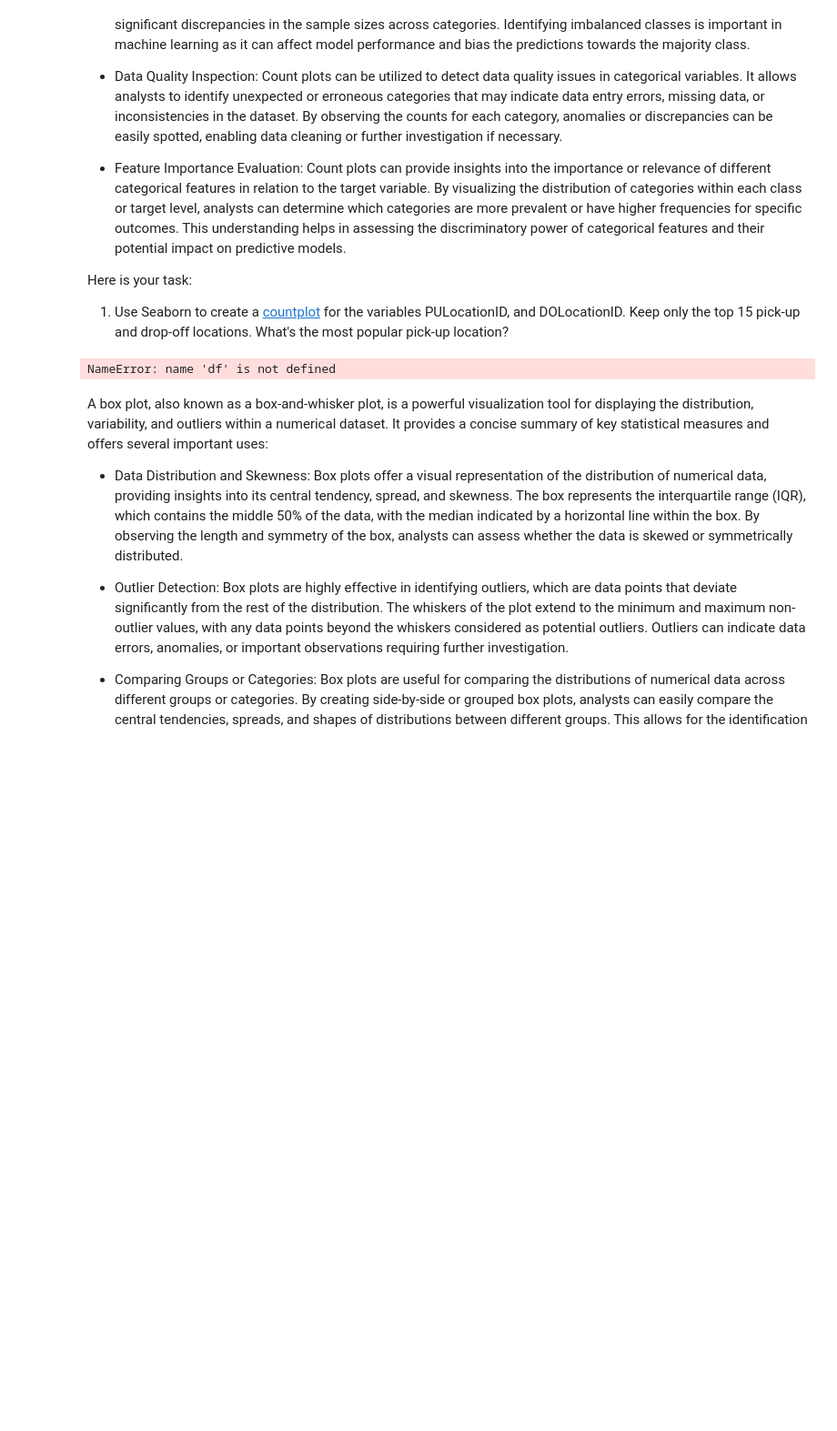
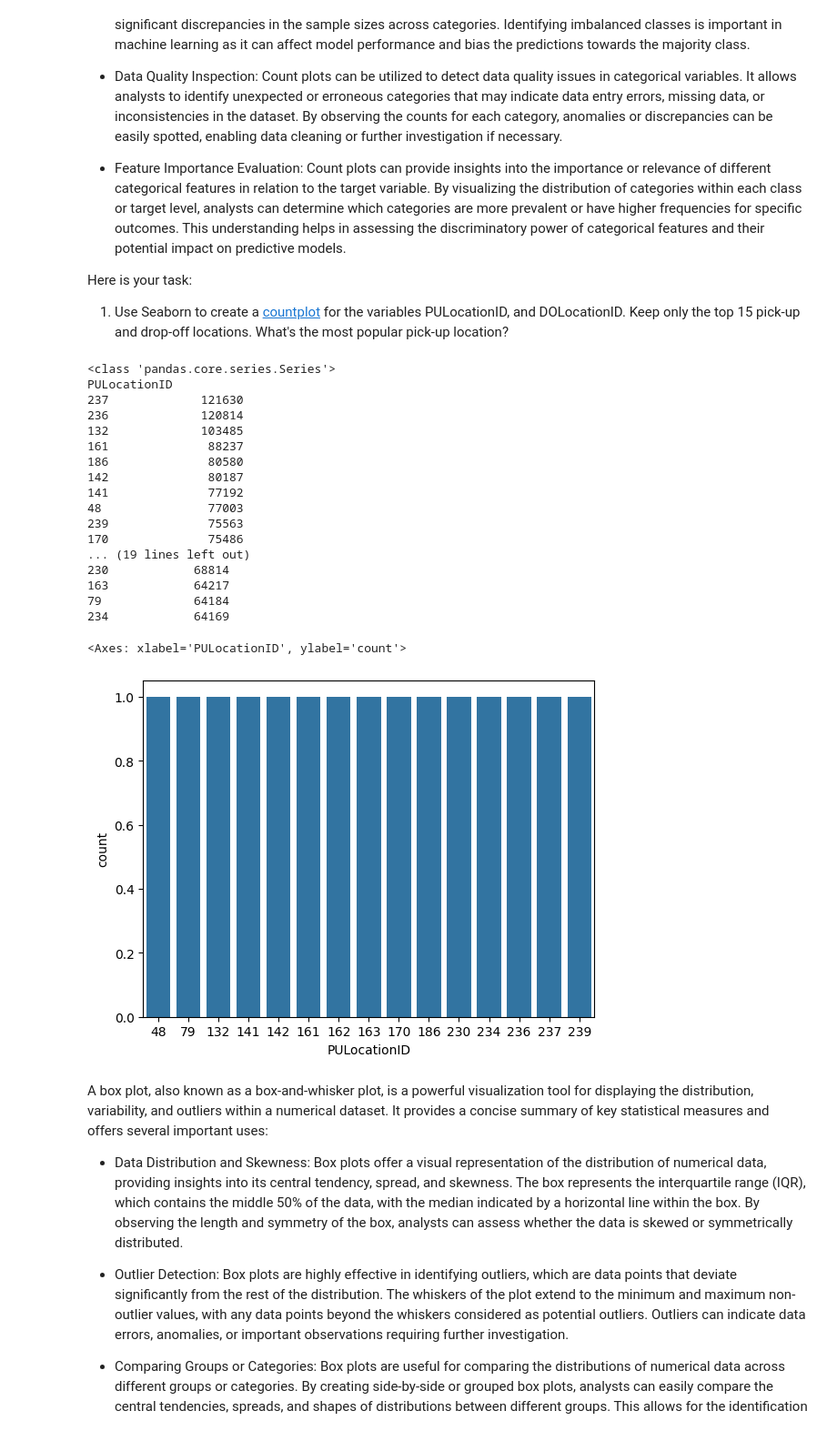
Before and after one commit to azulez/BootCamp2025, a Jupyter notebook: Student_MLE_MiniProject_EDA.ipynb, the cells around one changed output. Shown: that part at 91% size. Cells and saved outputs as stored; diff of their text form; code cells hidden in the pictures; blank space fills up the shorter version.

```diff
--- a/Student_MLE_MiniProject_EDA.ipynb
+++ b/Student_MLE_MiniProject_EDA.ipynb
@@ -134,13 +243,56 @@ A count plot is a type of categorical plot that displays the number of occurrenc
 Here is your task:
 
   1. Use Seaborn to create a [countplot](https://seaborn.pydata.org/generated/seaborn.countplot.html) for the variables PULocationID, and DOLocationID. Keep only the top 15 pick-up and drop-off locations. What's the most popular pick-up location?
-# %%
-# Create a Seaborn countplot for PULocationID and DOLocationID. Only plot the top 15 categories by value counts.
-
-df_locfiltered = df.filter(['PULocationID', 'DOLocationID'])
-sns.counterplot(order=df_locfiltered.valuecounts().iloc[:15])
-# %% [output]
-NameError: name 'df' is not defined
+# %%
+# Create a Seaborn countplot for PULocationID and DOLocationID. Only plot the top 15 categories by value counts.
+
+
+# data = df.sort_values('PULocationID').tail(5)
+# print(data)
+# sns.countplot(data)
+
+# df_locfiltered = df.filter(['PULocationID', 'DOLocationID'])
+
+# print(type(df_locfiltered))
+# print(type(df_locfiltered))
+
+# df_locfiltered = df.filter(['PULocationID'])
+# vc = df.value_counts(subset=['PULocationID']).head(15)
+df_locfiltered = df.filter(['PULocationID'])
+vc = df_locfiltered.value_counts().head(15)
+print(type(vc))
+print(vc)
+vcdf = pd.DataFrame(vc)
+print(vcdf)
+sns.countplot(vcdf, x='PULocationID')  # WHAT IS WRONG AAAAAAA
+
+# print(df_locfiltered)
+# print(df_locfiltered.value_counts())
+# print(df_locfiltered.value_counts().iloc[:15])
+# shortlist = df_locfiltered.value_counts().iloc[:5]
+# sns.countplot(df_locfiltered.value_counts()[:15], x='PULocationID')
+# sns.countplot(df_locfiltered.value_counts()[:15], x='PULocationID')
+# sns.countplot(x='PULocationID', data=shortlist)
+# %% [output]
+<class 'pandas.core.series.Series'>
+PULocationID
+237             121630
+236             120814
+132             103485
+161              88237
+186              80580
+142              80187
+141              77192
+48               77003
+239              75563
+170              75486
+... (19 lines left out)
+230            68814
+163            64217
+79             64184
+234            64169
+<Axes: xlabel='PULocationID', ylabel='count'>
+[figure, added]
 # %% [markdown]
 A box plot, also known as a box-and-whisker plot, is a powerful visualization tool for displaying the distribution, variability, and outliers within a numerical dataset. It provides a concise summary of key statistical measures and offers several important uses:
 
```
Also changed, not shown: parts of 14 cells of this notebook.
